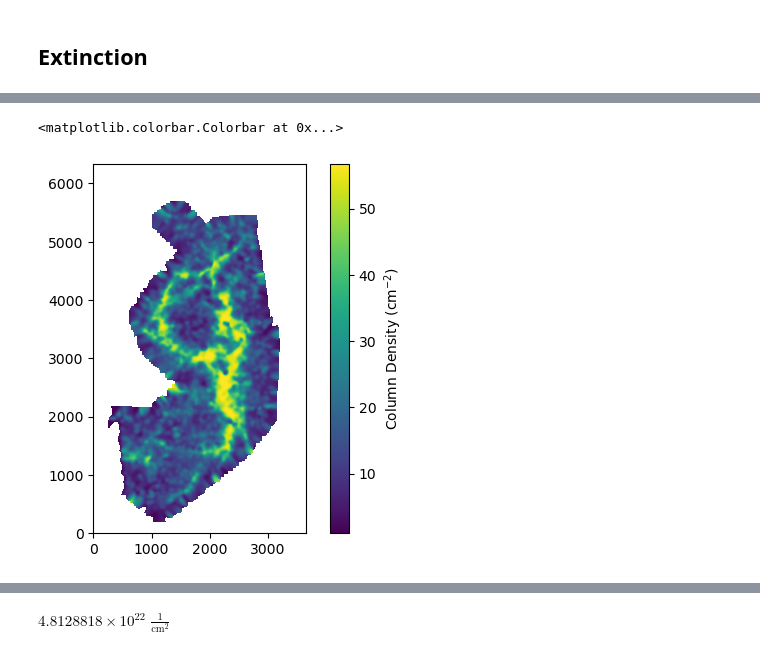
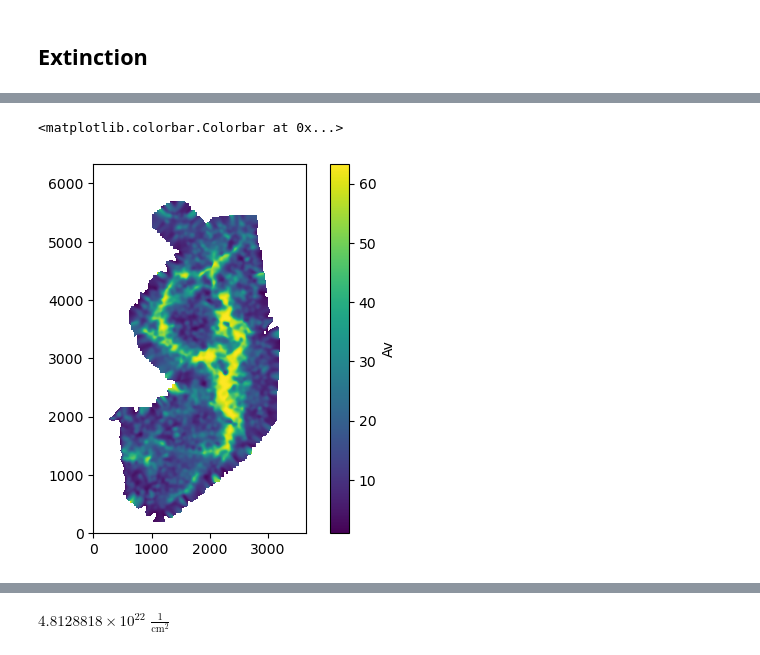
Before and after one commit to SpacialTree/lactea-filament, a Jupyter notebook: lactea-filament/notebooks/filament_mass_table.ipynb, the cells around one changed output, grey strips where cells are left out. Saved outputs shown, nothing was run; the diff lists cells and outputs as text; code cells hidden in the pictures.

```diff
--- a/lactea-filament/notebooks/filament_mass_table.ipynb
+++ b/lactea-filament/notebooks/filament_mass_table.ipynb
@@ -519,9 +530,9 @@ $6531.7139 \; \mathrm{M_{\odot}}$
 # %%
-im = plt.imshow(ext_mapp, origin='lower')
+im = plt.imshow(ext_map, origin='lower')
 plt.colorbar(im, label='Av')
 # %% [output]
 <matplotlib.colorbar.Colorbar at 0x...>
-[figure, old version]
+[figure, new version]
 # %%
 ext_laws = [RL85_MWGC(), RRP89_MWGC(), I05_MWAvg(), CT06_MWLoc(), CT06_MWGC(), F11_MWGC(), G21_MWAvg(), D22_MWAvg()]
 av_fills = [70, 80, 80, 85, 85, 60, 75, 76]
```
Also changed, not shown: parts of 17 cells of this notebook.
